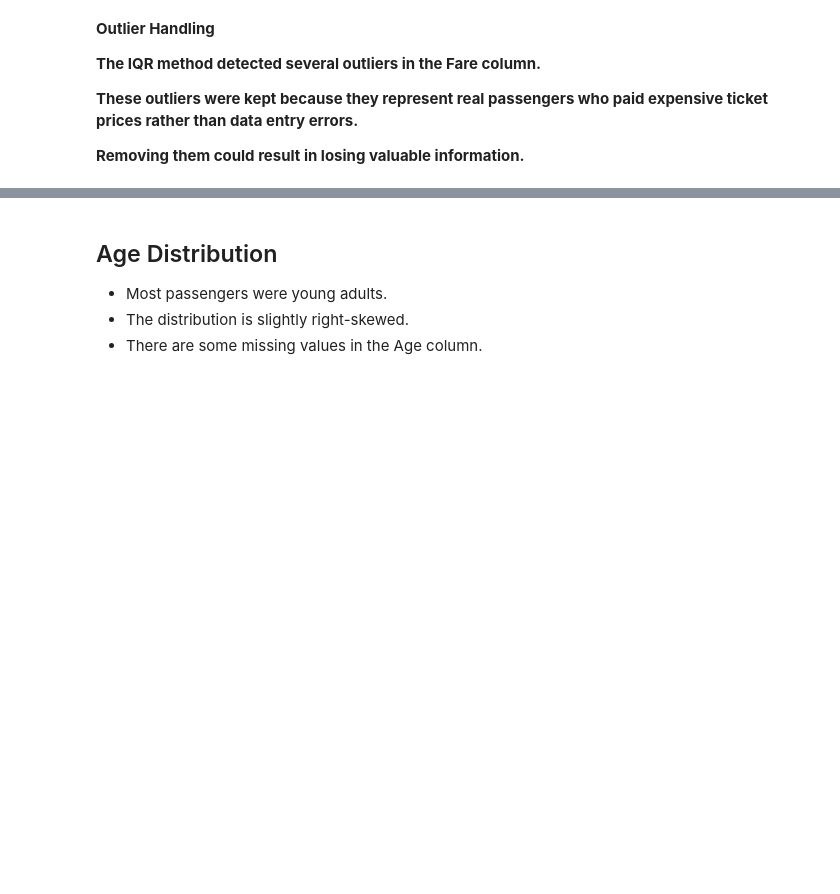
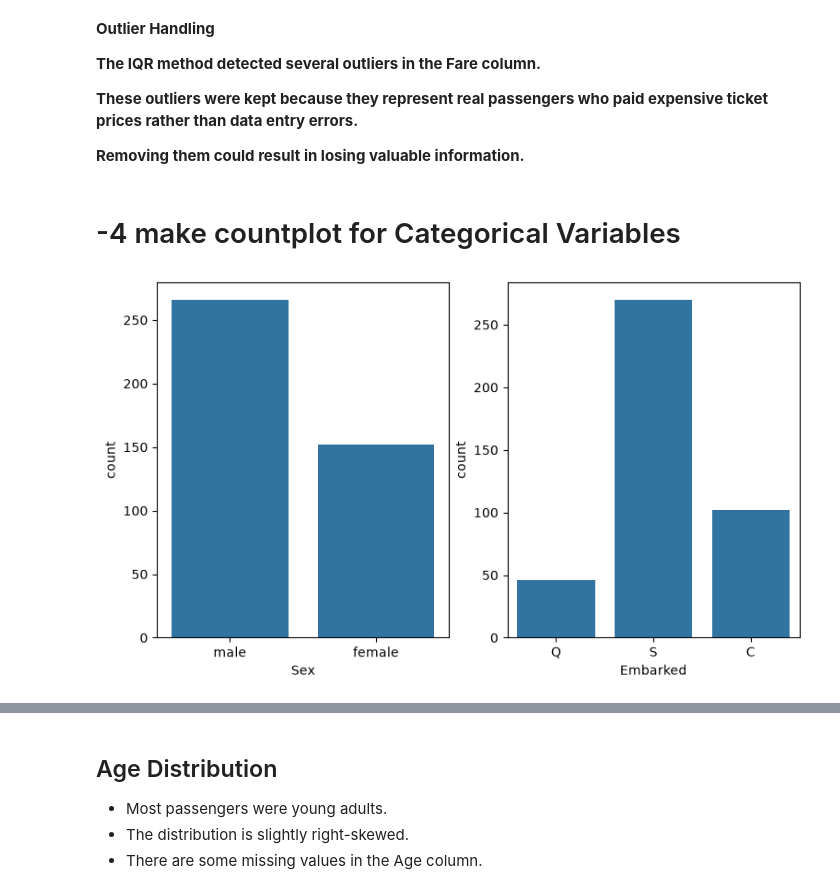
Before and after one commit to mohammadabuhamed2/binx_mohammadabuhamed, a Jupyter notebook: week2/day4/notebook.ipynb, the cells around one changed output, grey strips where cells are left out. Drawn from its saved outputs; the diff is of its cells as text; code cells hidden in the pictures; blank space fills up the shorter version.

```diff
--- a/week2/day4/notebook.ipynb
+++ b/week2/day4/notebook.ipynb
@@ -59,3 +59,13 @@ dtype: int64
 **These outliers were kept because they represent real passengers who paid expensive ticket prices rather than data entry errors.**
 
 **Removing them could result in losing valuable information.**
+# %% [markdown]
+# -4 make countplot for Categorical Variables
+# %%
+
+fig,axis=plt.subplots(1,2,figsize=(9,5))
+sns.countplot(data=df,x='Sex',ax=axis[0])
+sns.countplot(data=df,x='Embarked',ax=axis[1])
+plt.show()
+# %% [output]
+[figure, added]
```
Also changed, not shown: parts of 1 cell of this notebook.
